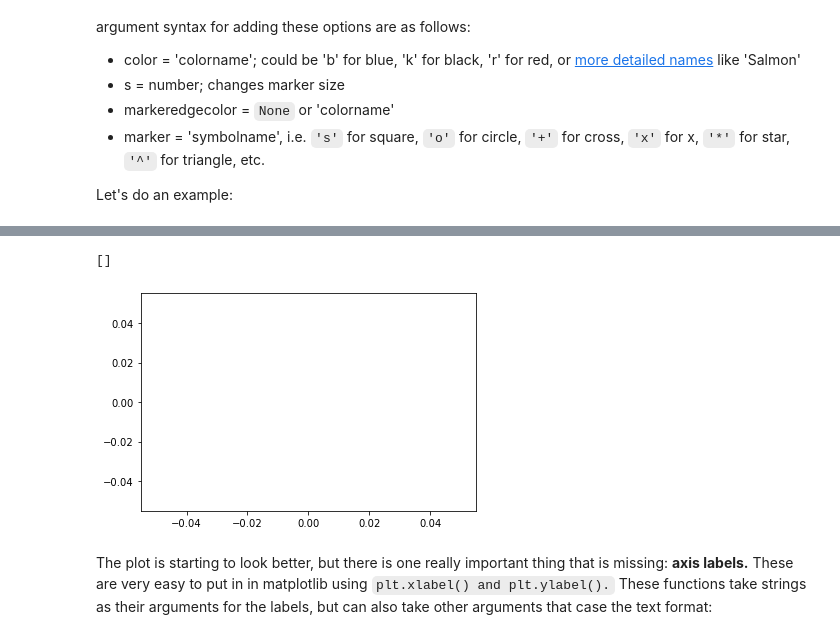
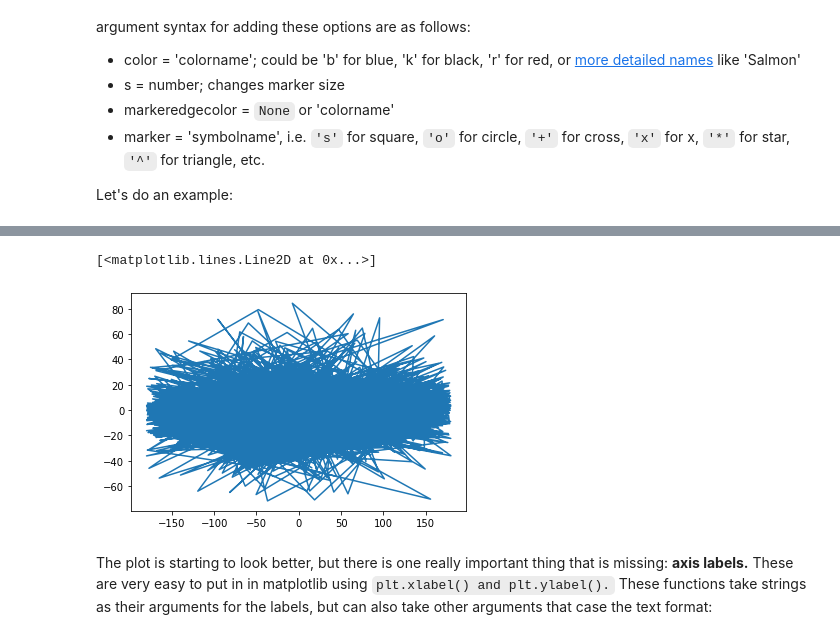
Before and after one commit to tuckwise/astr3190sp22, a Jupyter notebook: lessons/06-plotting_capps.ipynb, the cells around one changed output, grey strips where cells are left out. Saved outputs shown, nothing was run; the diff lists cells and outputs as text; code cells hidden in the pictures.

````diff
--- a/lessons/06-plotting_capps.ipynb
+++ b/lessons/06-plotting_capps.ipynb
@@ -248,10 +248,10 @@ TypeError: scatter() missing 2 required positional arguments: 'x' and 'y'
 # %%
 # Here we can test the equivalent statement using plt.plot(),
 # note that the syntax is a little different
-plt.plot()
+plt.plot(galaxy_table['col1'],galaxy_table['col2'])
 # %% [output]
-[]
+[<matplotlib.lines.Line2D at 0x...>]
-[figure, old version]
+[figure, new version]
 # %% [markdown]
 The plot is starting to look better, but there is one really important thing that is missing: **axis labels.** These are very easy to put in in matplotlib using ```plt.xlabel() and plt.ylabel().``` These functions take strings as their arguments for the labels, but can also take other arguments that case the text format:
 # %%
````
Also changed, not shown: parts of 5 cells of this notebook.
